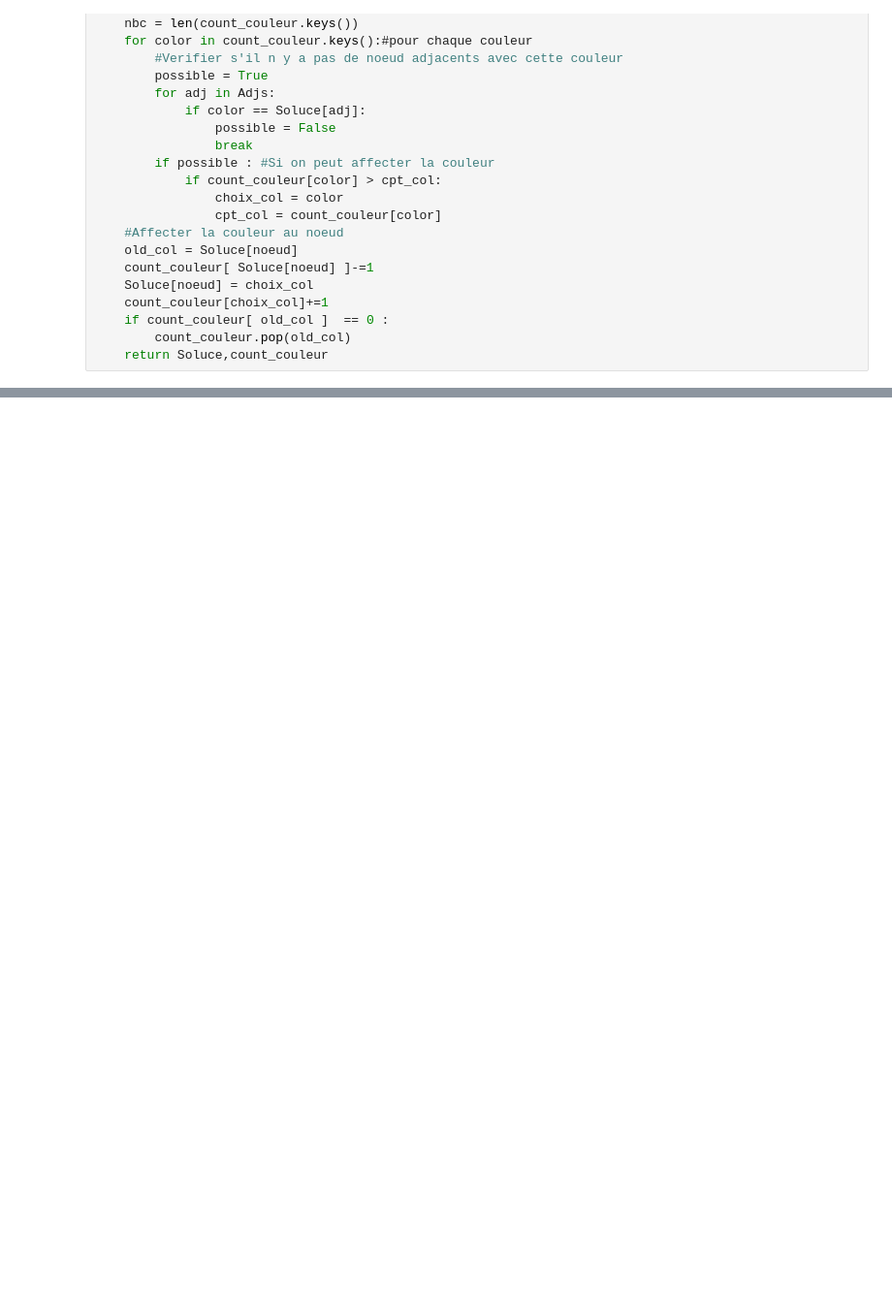
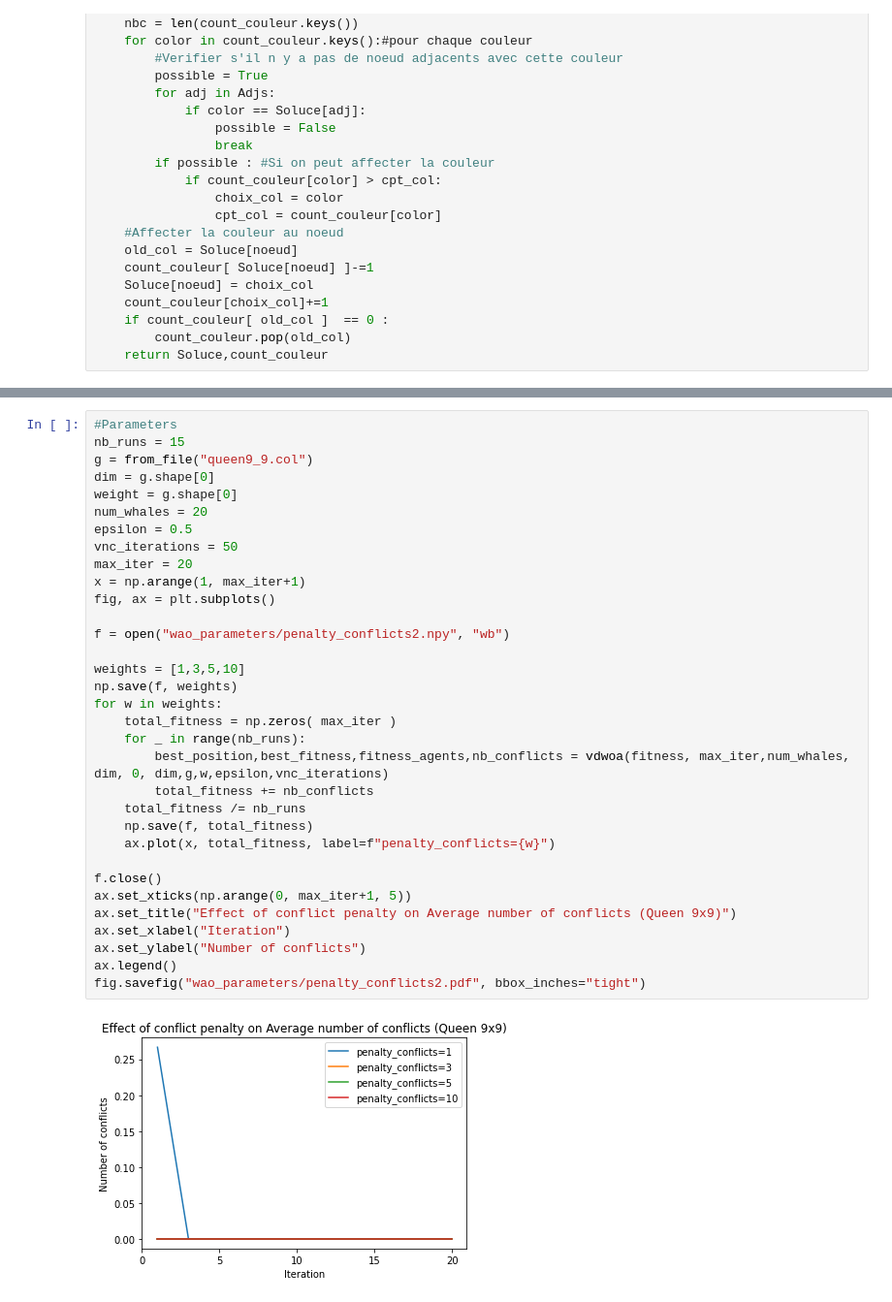
Before and after one commit to HubESI/Optim, a Jupyter notebook: VDWOA.ipynb, the cells around one changed output, grey strips where cells are left out. Shown at 97% size. Saved outputs shown, nothing was run; the diff lists cells and outputs as text; blank space fills up the shorter version.

```diff
--- a/VDWOA.ipynb
+++ b/VDWOA.ipynb
@@ -601,0 +566,35 @@ plt.show()
+# %%
+#Parameters
+nb_runs = 15
+g = from_file("queen9_9.col")
+dim = g.shape[0]
+weight = g.shape[0]
+num_whales = 20
+epsilon = 0.5
+vnc_iterations = 50
+max_iter = 20
+x = np.arange(1, max_iter+1)
+fig, ax = plt.subplots()
+
+f = open("wao_parameters/penalty_conflicts2.npy", "wb")
+
+weights = [1,3,5,10]
+np.save(f, weights)
+for w in weights:
+    total_fitness = np.zeros( max_iter )
+    for _ in range(nb_runs):
+        best_position,best_fitness,fitness_agents,nb_conflicts = vdwoa(fitness, max_iter,num_whales, dim, 0, dim,g,w,epsilon,vnc_iterations)
+        total_fitness += nb_conflicts
+    total_fitness /= nb_runs
+    np.save(f, total_fitness)
+    ax.plot(x, total_fitness, label=f"penalty_conflicts={w}")
+
+f.close()
+ax.set_xticks(np.arange(0, max_iter+1, 5))
+ax.set_title("Effect of conflict penalty on Average number of conflicts (Queen 9x9)")
+ax.set_xlabel("Iteration")
+ax.set_ylabel("Number of conflicts")
+ax.legend()
+fig.savefig("wao_parameters/penalty_conflicts2.pdf", bbox_inches="tight")
+# %% [output]
+[figure, added]
```
Also changed, not shown: parts of 26 cells of this notebook.
